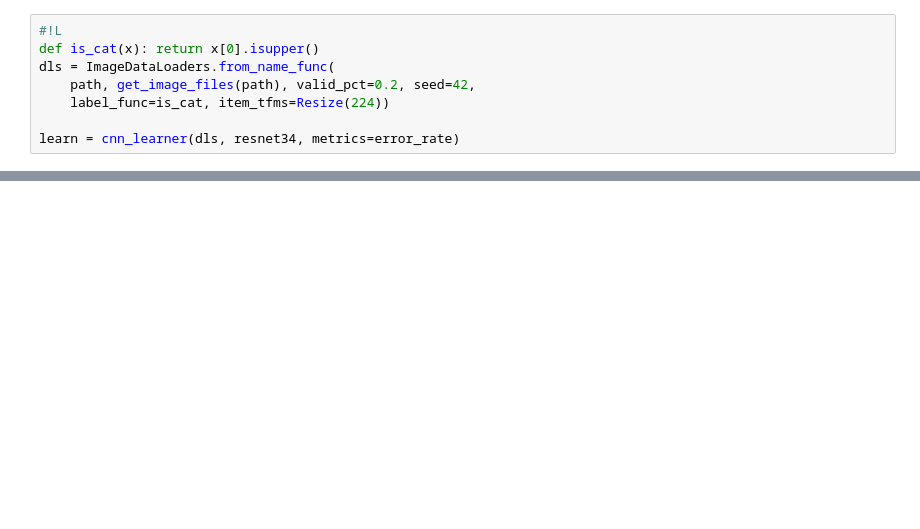
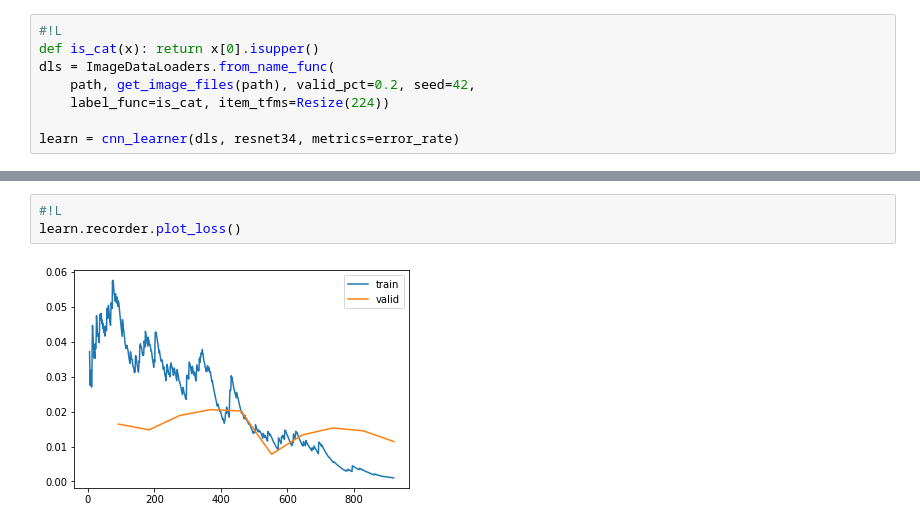
Before and after one commit to alukashenkov/yc-fastai-test, a Jupyter notebook: yc-fastai-test.ipynb, the cells around one changed output, grey strips where cells are left out. Saved outputs shown, nothing was run; the diff lists cells and outputs as text; blank space fills up the shorter version.

```diff
--- a/yc-fastai-test.ipynb
+++ b/yc-fastai-test.ipynb
@@ -42,0 +65,5 @@ learn.fine_tune(10)
+# %%
+#!L
+learn.recorder.plot_loss()
+# %% [output]
+[figure, added]
```
Also changed, not shown: parts of 9 cells of this notebook.
